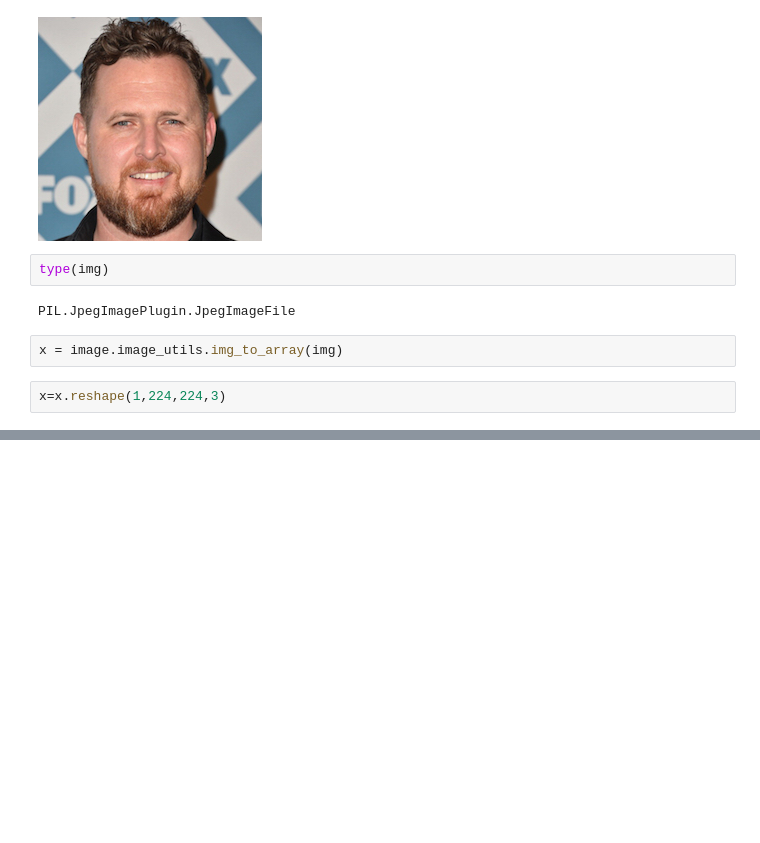
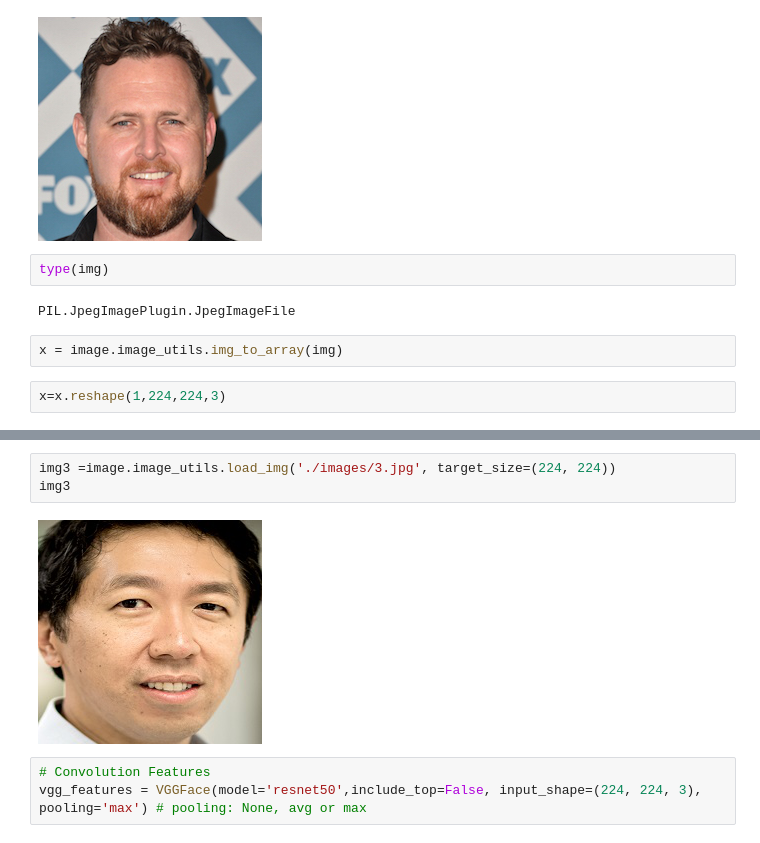
Before and after one commit to sedavasema/one-shot-learning, a Jupyter notebook: 4_my_introfacerecognition.ipynb, the cells around one changed output, grey strips where cells are left out. Saved outputs shown, nothing was run; the diff lists cells and outputs as text; blank space fills up the shorter version.

```diff
--- a/4_my_introfacerecognition.ipynb
+++ b/4_my_introfacerecognition.ipynb
@@ -97,0 +121,8 @@ x=x.reshape(1,224,224,3)
+# %%
+img3 =image.image_utils.load_img('./images/3.jpg', target_size=(224, 224))
+img3
+# %% [output]
+[figure, added]
+# %%
+# Convolution Features
+vgg_features = VGGFace(model='resnet50',include_top=False, input_shape=(224, 224, 3), pooling='max') # pooling: None, avg or max
```
Also changed, not shown: parts of 13 cells of this notebook.
